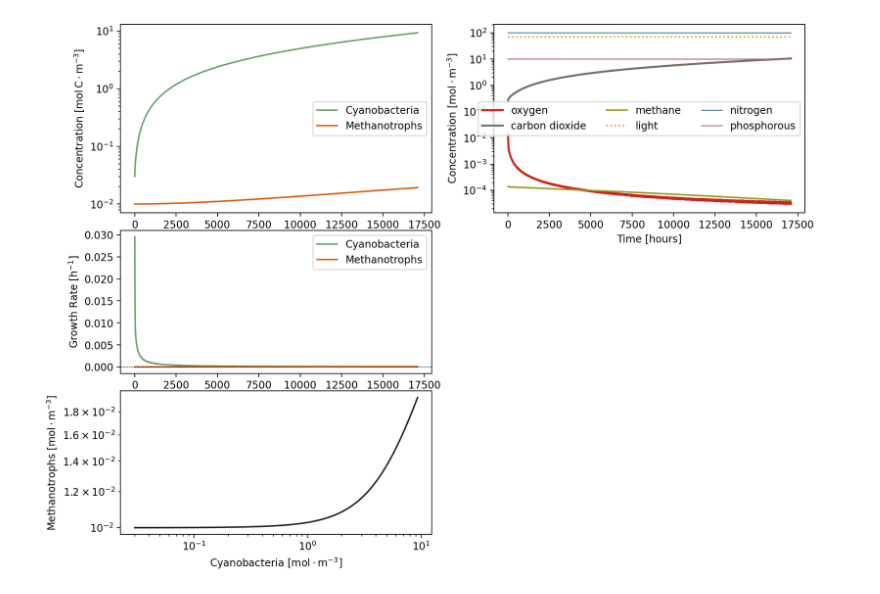
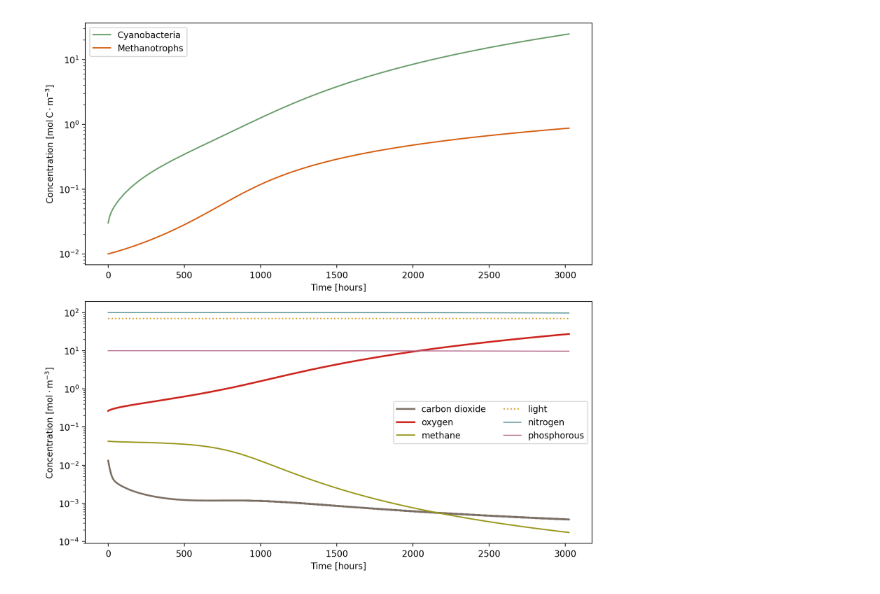
Before and after one commit to felixHPatzschke/Liquid-Cell-Culture-Dynamics, a Jupyter notebook: Liquid Suspended Cell Culture Dynamics.ipynb, the cells around one changed output. Cells and saved outputs as stored; diff of their text form; code cells hidden in the pictures.

Commit message:
cleanup, fixing mixup of oxygen and co2 in plot

```diff
--- a/Liquid Suspended Cell Culture Dynamics.ipynb
+++ b/Liquid Suspended Cell Culture Dynamics.ipynb
@@ -7,8 +26,4 @@ import concentration_dynamics
 # %%
 ode_system = concentration_dynamics.suspended_cultures_ode()
-assert ode_system.load_reaction_params("constants.yml") , "Failed to load reaction parameters from constants.yml"
-assert ode_system.load_gas_exchange_params("constants.yml", "parameters.yml"), "Failed to load gas exchange parameters"
-
-initial_state = concentration_dynamics.make_initial_state("initial_conditions.yml")
-assert initial_state is not None , "Failed to load initial state from file."
-initial_state = concentration_dynamics.update_state_with_gas_at_equilibrium(initial_state, ode_system)
+assert ode_system.load_reaction_params(FILES["CONSTANTS"]) , "Failed to load reaction parameters from constants.yml"
+assert ode_system.load_gas_exchange_params(FILES["CONSTANTS"], FILES["PARAMS"]), "Failed to load gas exchange parameters"
@@ -43,0 +34,4 @@ from scipy.integrate import solve_ivp
+# %%
+initial_state = concentration_dynamics.make_initial_state(FILES["INITIAL_CONDITIONS"])
+assert initial_state is not None , "Failed to load initial state from file."
+initial_state = concentration_dynamics.update_state_with_gas_at_equilibrium(initial_state, ode_system)
@@ -44,7 +70,7 @@ from scipy.integrate import solve_ivp
 # %%
 # time span for the simulation
-t_span = (0, 2*356*24*3600)  # 2 years in seconds
-#t_span = (0, 18*7*24*3600)  # 4 weeks in seconds
+#t_span = (0, 2*356*24*3600)  # 2 years in seconds
+t_span = (0, 18*7*24*3600)  # 4 weeks in seconds
 #t_span = (0, 24*3600)  # 1 day in seconds
 #t_span = (0, 3600)  # 1 hour in seconds
 #t_span = (0, 2)  # 2 seconds
@@ -64,8 +92,8 @@ sol = solve_ivp(
 # middle: Concentrations of oxygen (red: #cc241d), carbon dioxide (gray: #7c6f64) and methane (purple: #b16286) over time.
 # right: Trajectory of the system in the concentration space of Cyanobacteria (x) and Methanotrophs (y).
 
-fig = plt.figure( figsize=(12,9), dpi=200 )
-axs = fig.add_gridspec( 5, 2, height_ratios=[3,1,1,1,1] )
+fig = plt.figure( figsize=(9,9), dpi=200 )
+axs = fig.add_gridspec( 2, 1, height_ratios=[1,1] )
 
 ax = fig.add_subplot( axs[0,0] )
 ax.plot(sol.t / 3600, sol.y[0], label='Cyanobacteria', color='#689d6a')
@@ -75,26 +103,10 @@ ax.set_ylabel('Concentration [$\mathrm{mol}\,\mathrm{C}\cdot\mathrm{m}^{-3}$]')
 ax.set_yscale("log")
 ax.legend()
 
-ax = fig.add_subplot( axs[1:3,0] )
-growth_rates = np.array( [ ode_system._mu(*state) for state in sol.y.T ] ).T
-ax.plot(sol.t / 3600, 3600*growth_rates[0], label='Cyanobacteria', color='#689d6a')
-ax.plot(sol.t / 3600, 3600*growth_rates[1], label='Methanotrophs', color='#d65d0e')
-ax.axhline(0, c='k', lw=0.5, ls='--')
-ax.set_xlabel('Time [hours]')
-ax.set_ylabel('Growth Rate $\left[\mathrm{h}^{-1}\\right]$')
-ax.legend()
 
-ax = fig.add_subplot( axs[3:5,0] )
-ax.plot(sol.y[0], sol.y[1], color='#1d2021')
-ax.set_xlabel('Cyanobacteria [$\mathrm{mol}\cdot\mathrm{m}^{-3}$]')
-ax.set_ylabel('Methanotrophs [$\mathrm{mol}\cdot\mathrm{m}^{-3}$]')
-ax.set_xscale("log")
-ax.set_yscale("log")
-
-
-ax = fig.add_subplot( axs[0,1] )
-ax.plot(sol.t / 3600, sol.y[2], label='oxygen', color='#cc241d', lw=2)
-ax.plot(sol.t / 3600, sol.y[3], label='carbon dioxide', color='#7c6f64', lw=2)
+ax = fig.add_subplot( axs[1,0] )
+ax.plot(sol.t / 3600, sol.y[2], label='carbon dioxide', color='#7c6f64', lw=2)
+ax.plot(sol.t / 3600, sol.y[3], label='oxygen', color='#cc241d', lw=2)
 ax.plot(sol.t / 3600, sol.y[4], label='methane', color='#98971a', lw=1.5)
 ax.plot(sol.t / 3600, sol.y[5], label='light', color='#d79921', lw=1.5, ls=':')
 ax.plot(sol.t / 3600, sol.y[6], label='nitrogen', color='#458588', lw=1)
@@ -102,53 +114,7 @@ ax.plot(sol.t / 3600, sol.y[7], label='phosphorous', color='#b16286', lw=1)
 ax.set_xlabel('Time [hours]')
 ax.set_ylabel('Concentration [$\mathrm{mol}\cdot\mathrm{m}^{-3}$]')
 ax.set_yscale("log")
-ax.legend(ncols=3)
-
-y_consumption_rates = np.array( [ consumption_rates(FIXED_PARAMS["inverse_yields"], (pCy,pMe)) for pCy,pMe in zip( growth_rates[0]*sol.y[0], growth_rates[1]*sol.y[1] ) ] ).T
-y_production_rates = np.array( [ production_rates(FIXED_PARAMS["alpha"], FIXED_PARAMS["beta"], (Cy, Me), (pCy*Cy,pMe*Me)) for Cy,Me,pCy,pMe in zip( sol.y[0], sol.y[1], growth_rates[0], growth_rates[1] ) ] ).T
-y_exchange_rates = np.array(
-    [
-        gas_exchange_rates(
-            FIXED_PARAMS["k_La"], { chem : ADJUSTABLE_PARAMS["p"][chem]/FIXED_PARAMS["H"][chem] for chem in ("O2", "CO2", "CH4") },
-            (c_O2, c_CO2, c_CH4)
-        ) for c_O2, c_CO2, c_CH4 in zip( sol.y[2], sol.y[3], sol.y[4] )
-    ]
-).T
-
-ax = fig.add_subplot( axs[1,1] )
-ax.plot(sol.t / 3600, 3600*y_consumption_rates[0], label='consumption', color='#cc241d', ls='--')
-ax.plot(sol.t / 3600, 3600*y_production_rates[0], label='production', color='#cc241d')
-ax.plot(sol.t / 3600, 3600*y_production_rates[0], label='exchange', color='#cc241d', ls=':')
-ax.axhline(0, c='k', lw=0.5, ls='--')
-ax.set_ylabel('$\mathrm{O}_2$ Rate $\\left[ \\frac{ \mathrm{mol} }{ \mathrm{m}^{3}\cdot\mathrm{h} } \\right]$')
-ax.set_xticklabels([])
-ax.legend(ncols=3)
-
-ax = fig.add_subplot( axs[2,1] )
-ax.plot(sol.t / 3600, 3600*y_consumption_rates[1], label='consumption', color='#7c6f64', ls='--')
-ax.plot(sol.t / 3600, 3600*y_production_rates[1], label='production', color='#7c6f64')
-ax.plot(sol.t / 3600, 3600*y_production_rates[1], label='exchange', color='#7c6f64', ls=':')
-ax.axhline(0, c='k', lw=0.5, ls='--')
-ax.set_ylabel('$\mathrm{CO}_2$ Rate $\\left[ \\frac{ \mathrm{mol} }{ \mathrm{m}^{3}\cdot\mathrm{h} } \\right]$')
-ax.set_xticklabels([])
-ax.legend(ncols=3)
-
-ax = fig.add_subplot( axs[3,1] )
-ax.plot(sol.t / 3600, 3600*y_consumption_rates[2], label='consumption', color='#98971a', ls='--')
-ax.plot(sol.t / 3600, 3600*y_consumption_rates[2], label='exchange', color='#98971a', ls=':')
-ax.axhline(0, c='k', lw=0.5, ls='--')
-ax.set_ylabel('$\mathrm{CH}_4$ Rate $\\left[ \\frac{ \mathrm{mol} }{ \mathrm{m}^{3}\cdot\mathrm{h} } \\right]$')
-ax.set_xticklabels([])
 ax.legend(ncols=2)
-
-ax = fig.add_subplot( axs[4,1] )
-ax.plot(sol.t / 3600, 3600*y_consumption_rates[3], label='$\mathrm{N}$ consumption', color='#458588', ls='--')
-ax.plot(sol.t / 3600, 3600*y_consumption_rates[4], label='$\mathrm{P}$ consumption', color='#b16286', ls='--')
-ax.axhline(0, c='k', lw=0.5, ls='--')
-ax.set_ylabel('$\mathrm{N},\mathrm{P}$ Rate $\\left[ \\frac{ \mathrm{mol} }{ \mathrm{m}^{3}\cdot\mathrm{h} } \\right]$')
-ax.legend(ncols=2)
-
-ax.set_xlabel('Time [hours]')
 
 plt.tight_layout()
 plt.show()
@@ -160 +125 @@ NameError: name 'consumption_rates' is not defined
-[figure, old version]
+[figure, new version]
```
Also changed, not shown: parts of 15 cells of this notebook.
